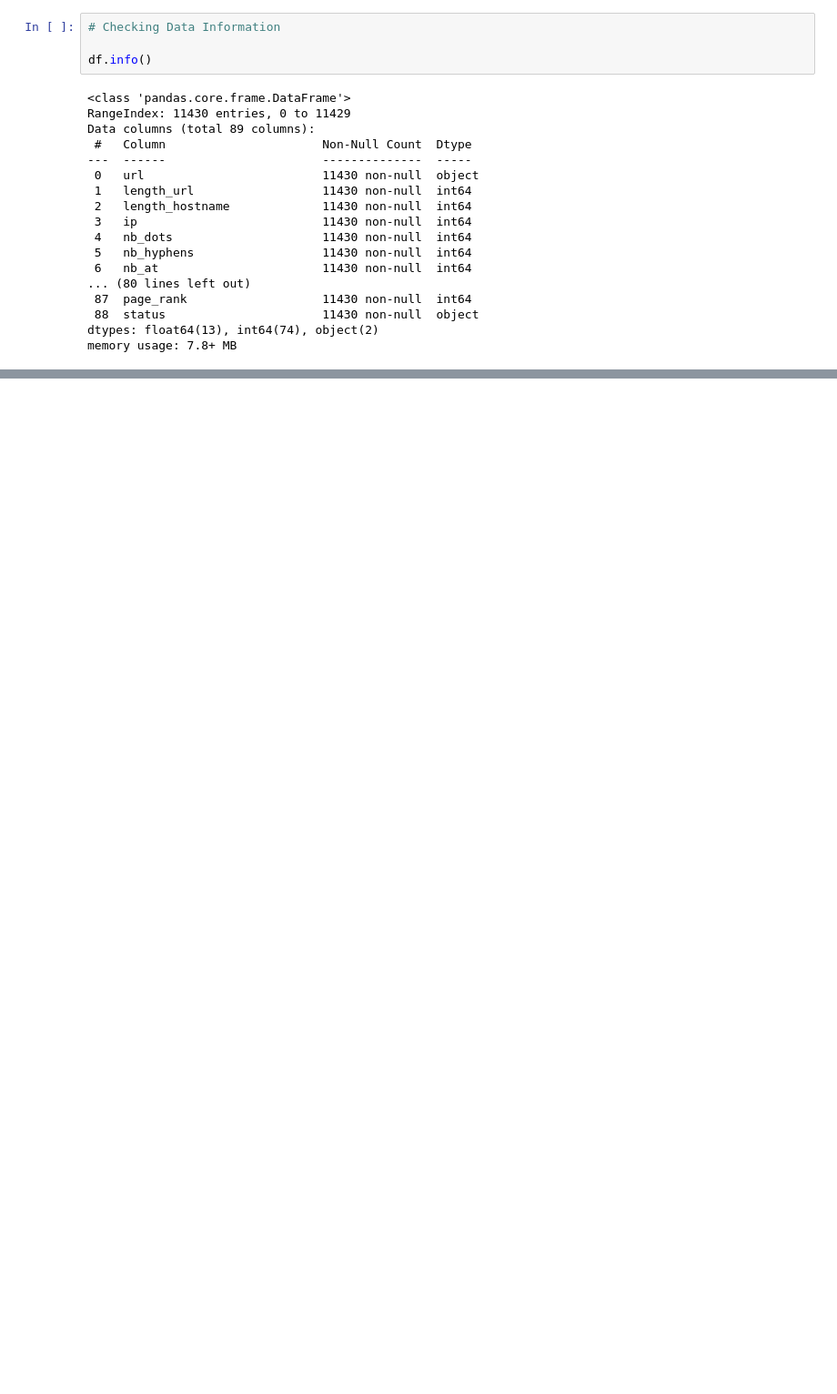
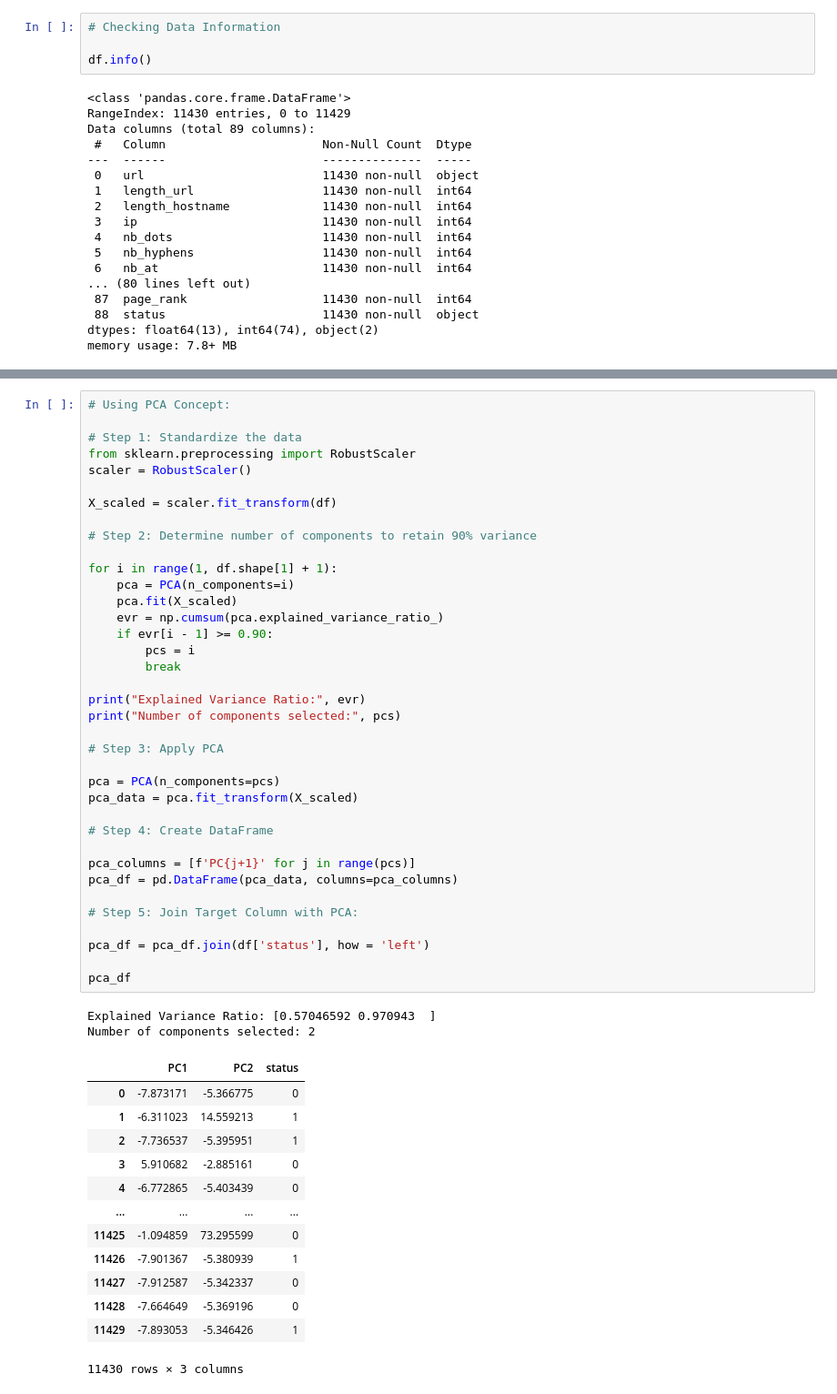
Before and after one commit to mukeshmagar543/CODEB_Internship, a Jupyter notebook: Model.ipynb, the cells around one changed output, grey strips where cells are left out. Shown at 91% size. Drawn from its saved outputs; the diff is of its cells as text; blank space fills up the shorter version.

```diff
--- a/Model.ipynb
+++ b/Model.ipynb
@@ -69,0 +222,53 @@ memory usage: 7.8+ MB
+# %%
+# Using PCA Concept:
+
+# Step 1: Standardize the data
+from sklearn.preprocessing import RobustScaler
+scaler = RobustScaler()
+
+X_scaled = scaler.fit_transform(df)
+
+# Step 2: Determine number of components to retain 90% variance
+
+for i in range(1, df.shape[1] + 1):
+    pca = PCA(n_components=i)
+    pca.fit(X_scaled)
+    evr = np.cumsum(pca.explained_variance_ratio_)
+    if evr[i - 1] >= 0.90:
+        pcs = i
+        break
+
+print("Explained Variance Ratio:", evr)
+print("Number of components selected:", pcs)
+
+# Step 3: Apply PCA
+
+pca = PCA(n_components=pcs)
+pca_data = pca.fit_transform(X_scaled)
+
+# Step 4: Create DataFrame
+
+pca_columns = [f'PC{j+1}' for j in range(pcs)]
+pca_df = pd.DataFrame(pca_data, columns=pca_columns)
+
+# Step 5: Join Target Column with PCA:
+
+pca_df = pca_df.join(df['status'], how = 'left')
+
+pca_df
+# %% [output]
+Explained Variance Ratio: [0.57046592 0.970943  ]
+Number of components selected: 2
+|  | PC1 | PC2 | status |
+| 0 | -7.873171 | -5.366775 | 0 |
+| 1 | -6.311023 | 14.559213 | 1 |
+| 2 | -7.736537 | -5.395951 | 1 |
+| 3 | 5.910682 | -2.885161 | 0 |
+| 4 | -6.772865 | -5.403439 | 0 |
+| ... | ... | ... | ... |
+| 11425 | -1.094859 | 73.295599 | 0 |
+| 11426 | -7.901367 | -5.380939 | 1 |
+| 11427 | -7.912587 | -5.342337 | 0 |
+| 11428 | -7.664649 | -5.369196 | 0 |
+| 11429 | -7.893053 | -5.346426 | 1 |
+11430 rows × 3 columns
```
Also changed, not shown: parts of 15 cells of this notebook, 2 other files.
